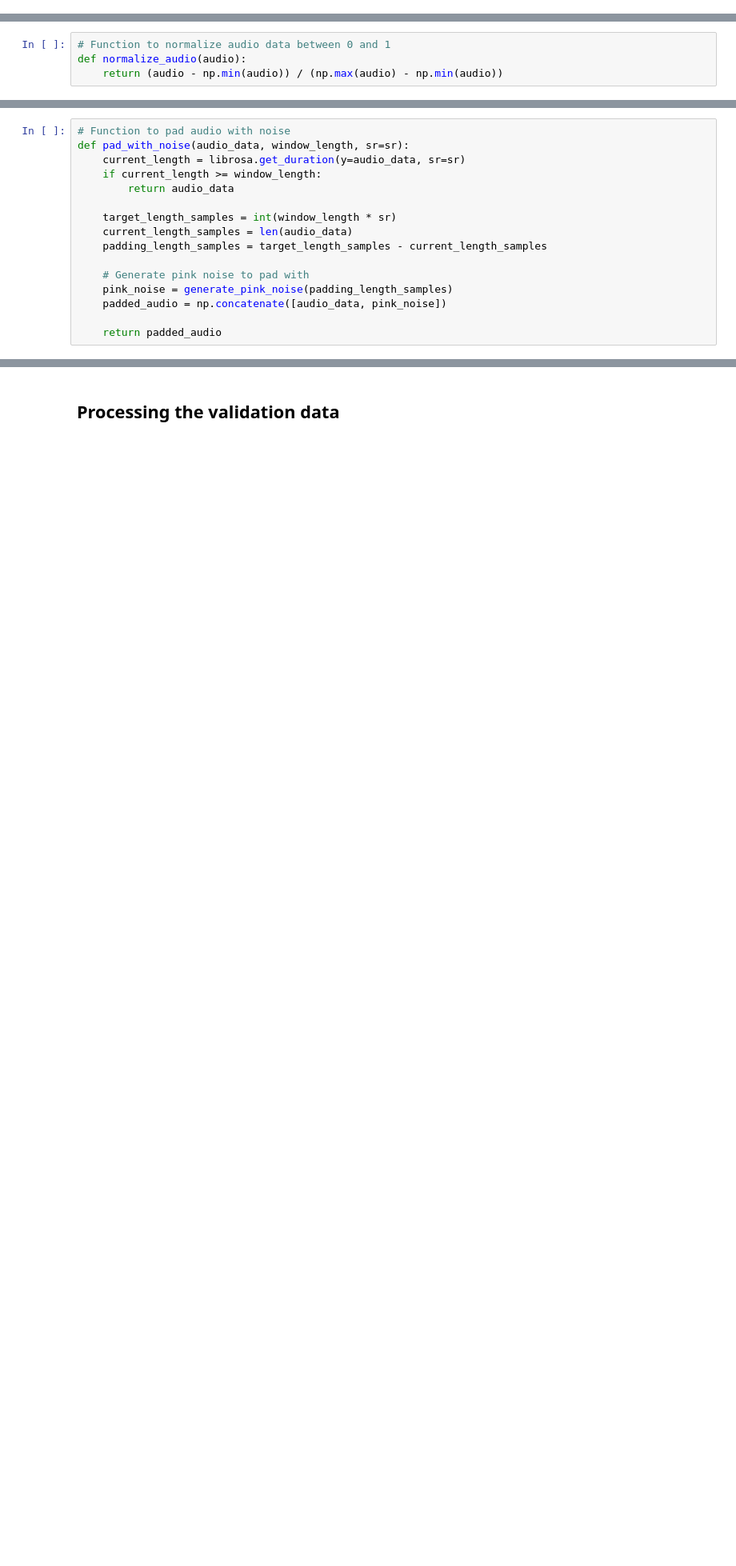
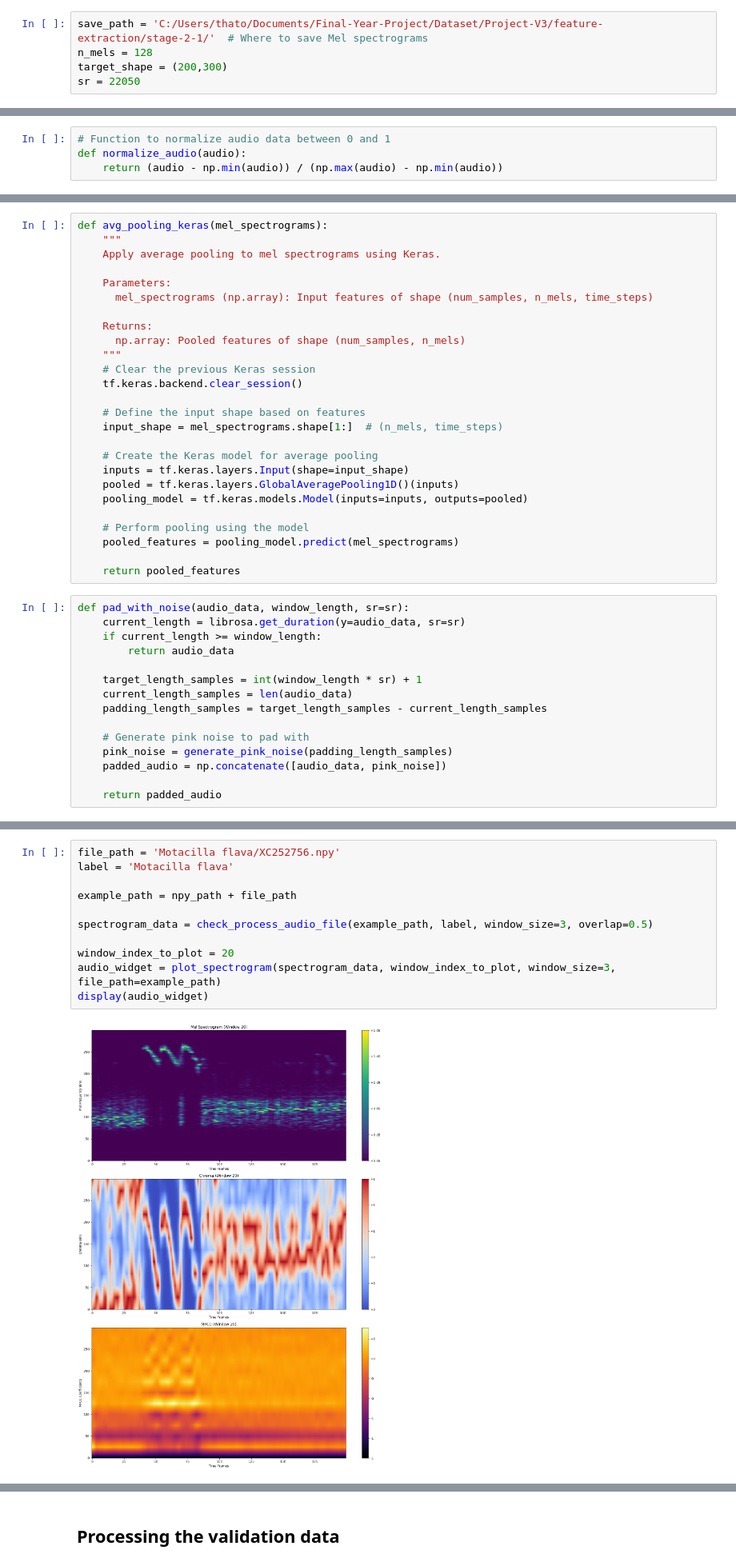
Before and after one commit to Thato-Mot/Final-Version-Of-Bird-Classification-Project, a Jupyter notebook: Stage-2/stage-2-feature-extraction.ipynb, the cells around one changed output, grey strips where cells are left out. Shown at 80% size. Saved outputs shown, nothing was run; the diff lists cells and outputs as text; blank space fills up the shorter version.

```diff
--- a/Stage-2/stage-2-feature-extraction.ipynb
+++ b/Stage-2/stage-2-feature-extraction.ipynb
@@ -68,2 +93,7 @@ sr = 16000
+# %%
+save_path = 'C:/Users/thato/Documents/Final-Year-Project/Dataset/Project-V3/feature-extraction/stage-2-1/'  # Where to save Mel spectrograms
+n_mels = 128
+target_shape = (200,300)
+sr = 22050
 # %%
 # Loading the train-validation split CSV
@@ -104,11 +130,36 @@ ipd.Audio(audio_data_wnoise, rate=sr)
+# %%
+def avg_pooling_keras(mel_spectrograms):
+    """
+    Apply average pooling to mel spectrograms using Keras.
+
+    Parameters:
+      mel_spectrograms (np.array): Input features of shape (num_samples, n_mels, time_steps)
+
+    Returns:
+      np.array: Pooled features of shape (num_samples, n_mels)
+    """
+    # Clear the previous Keras session
+    tf.keras.backend.clear_session()
+
+    # Define the input shape based on features
+    input_shape = mel_spectrograms.shape[1:]  # (n_mels, time_steps)
+
+    # Create the Keras model for average pooling
+    inputs = tf.keras.layers.Input(shape=input_shape)
+    pooled = tf.keras.layers.GlobalAveragePooling1D()(inputs)
+    pooling_model = tf.keras.models.Model(inputs=inputs, outputs=pooled)
+
+    # Perform pooling using the model
+    pooled_features = pooling_model.predict(mel_spectrograms)
+
+    return pooled_features
 # %%
-# Function to pad audio with noise
 def pad_with_noise(audio_data, window_length, sr=sr):
     current_length = librosa.get_duration(y=audio_data, sr=sr)
     if current_length >= window_length:
         return audio_data
 
-    target_length_samples = int(window_length * sr)
+    target_length_samples = int(window_length * sr) + 1
     current_length_samples = len(audio_data)
     padding_length_samples = target_length_samples - current_length_samples
 
@@ -164,0 +318,13 @@ def prepare_data_for_model_dict(npy_files, labels, sr=sr, window_size=6, overlap
+# %%
+file_path = 'Motacilla flava/XC252756.npy'
+label = 'Motacilla flava'
+
+example_path = npy_path + file_path
+
+spectrogram_data = check_process_audio_file(example_path, label, window_size=3, overlap=0.5)
+
+window_index_to_plot = 20
+audio_widget = plot_spectrogram(spectrogram_data, window_index_to_plot, window_size=3, file_path=example_path)
+display(audio_widget)
+# %% [output]
+[figure, added]
```
Also changed, not shown: parts of 34 cells of this notebook, 11 other files.
